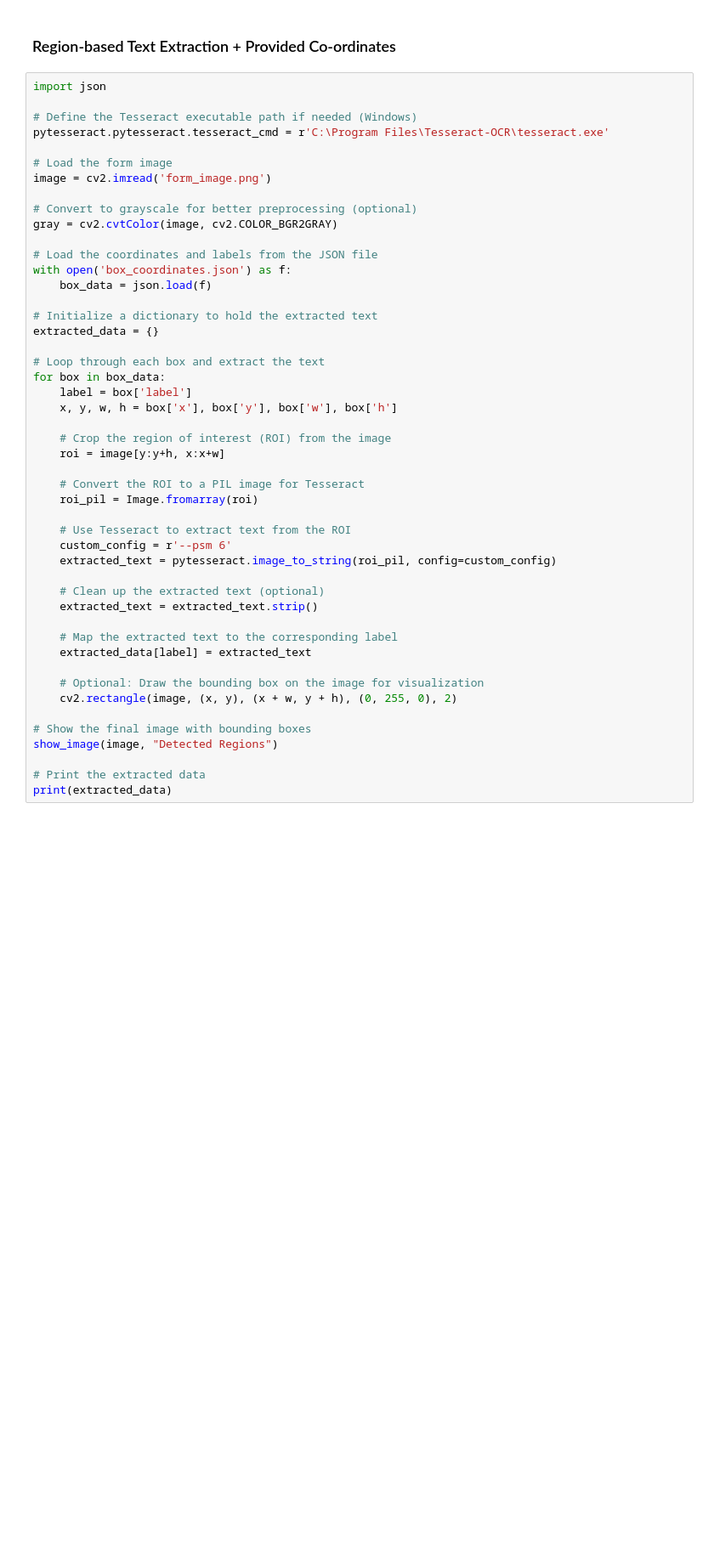
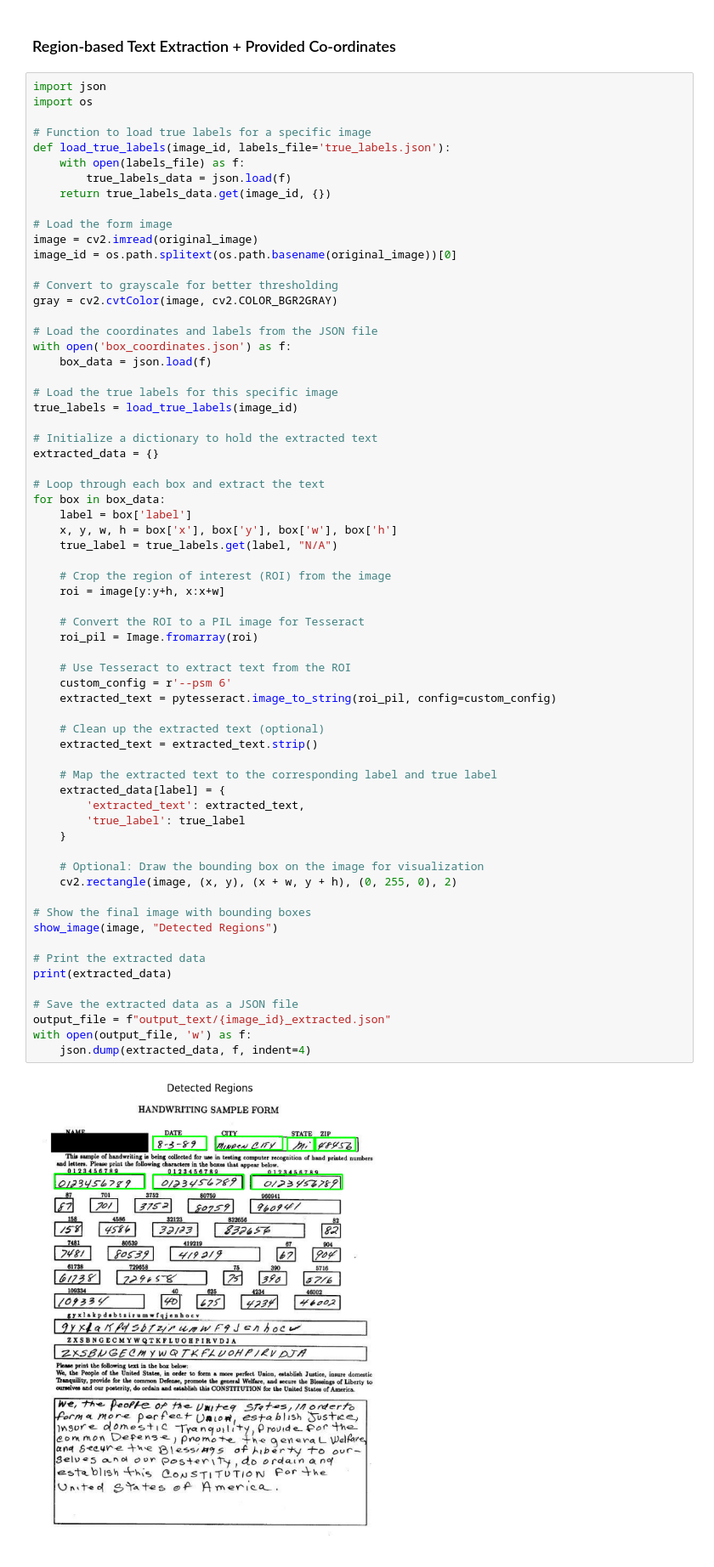
Before and after one commit to karolina-kom/nlp-handwritten-forms, a Jupyter notebook: ocr_handwritten_forms.ipynb, the cells around one changed output. Shown at 85% size. Cells and saved outputs as stored; diff of their text form; blank space fills up the shorter version.

Commit message:
Implement text detection based on co-ordinates

```diff
--- a/ocr_handwritten_forms.ipynb
+++ b/ocr_handwritten_forms.ipynb
@@ -220,49 +253,68 @@ TesseractNotFoundError: tesseract is not installed or it's not in your PATH. See
 ### Region-based Text Extraction + Provided Co-ordinates
 # %%
 import json
+import os
 
-# Define the Tesseract executable path if needed (Windows)
-pytesseract.pytesseract.tesseract_cmd = r'C:\Program Files\Tesseract-OCR\tesseract.exe'
+# Function to load true labels for a specific image
+def load_true_labels(image_id, labels_file='true_labels.json'):
+    with open(labels_file) as f:
+        true_labels_data = json.load(f)
+    return true_labels_data.get(image_id, {})
 
 # Load the form image
-image = cv2.imread('form_image.png')
+image = cv2.imread(original_image)
+image_id = os.path.splitext(os.path.basename(original_image))[0]
 
-# Convert to grayscale for better preprocessing (optional)
+# Convert to grayscale for better thresholding
 gray = cv2.cvtColor(image, cv2.COLOR_BGR2GRAY)
 
 # Load the coordinates and labels from the JSON file
 with open('box_coordinates.json') as f:
     box_data = json.load(f)
+
+# Load the true labels for this specific image
+true_labels = load_true_labels(image_id)
 
 # Initialize a dictionary to hold the extracted text
 extracted_data = {}
 
 # Loop through each box and extract the text
 for box in box_data:
     label = box['label']
     x, y, w, h = box['x'], box['y'], box['w'], box['h']
+    true_label = true_labels.get(label, "N/A")
 
     # Crop the region of interest (ROI) from the image
     roi = image[y:y+h, x:x+w]
 
     # Convert the ROI to a PIL image for Tesseract
     roi_pil = Image.fromarray(roi)
 
     # Use Tesseract to extract text from the ROI
     custom_config = r'--psm 6'
     extracted_text = pytesseract.image_to_string(roi_pil, config=custom_config)
 
     # Clean up the extracted text (optional)
     extracted_text = extracted_text.strip()
 
-    # Map the extracted text to the corresponding label
-    extracted_data[label] = extracted_text
+    # Map the extracted text to the corresponding label and true label
+    extracted_data[label] = {
+        'extracted_text': extracted_text,
+        'true_label': true_label
+    }
 
     # Optional: Draw the bounding box on the image for visualization
     cv2.rectangle(image, (x, y), (x + w, y + h), (0, 255, 0), 2)
 
 # Show the final image with bounding boxes
 show_image(image, "Detected Regions")
 
 # Print the extracted data
 print(extracted_data)
+
+# Save the extracted data as a JSON file
+output_file = f"output_text/{image_id}_extracted.json"
+with open(output_file, 'w') as f:
+    json.dump(extracted_data, f, indent=4)
+# %% [output]
+[figure, added]
```
Also changed, not shown: parts of 4 cells of this notebook, 3 other files.
